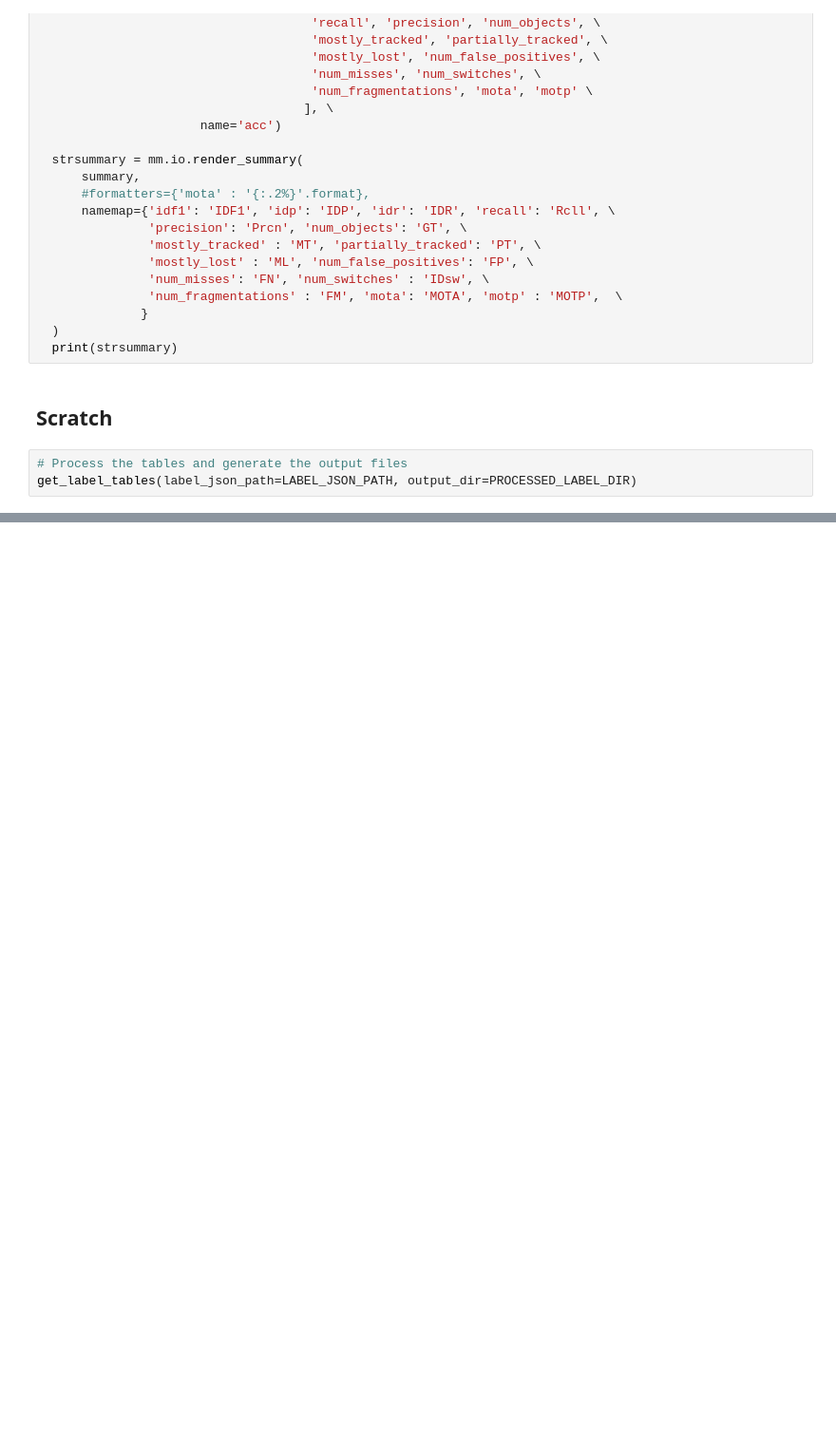
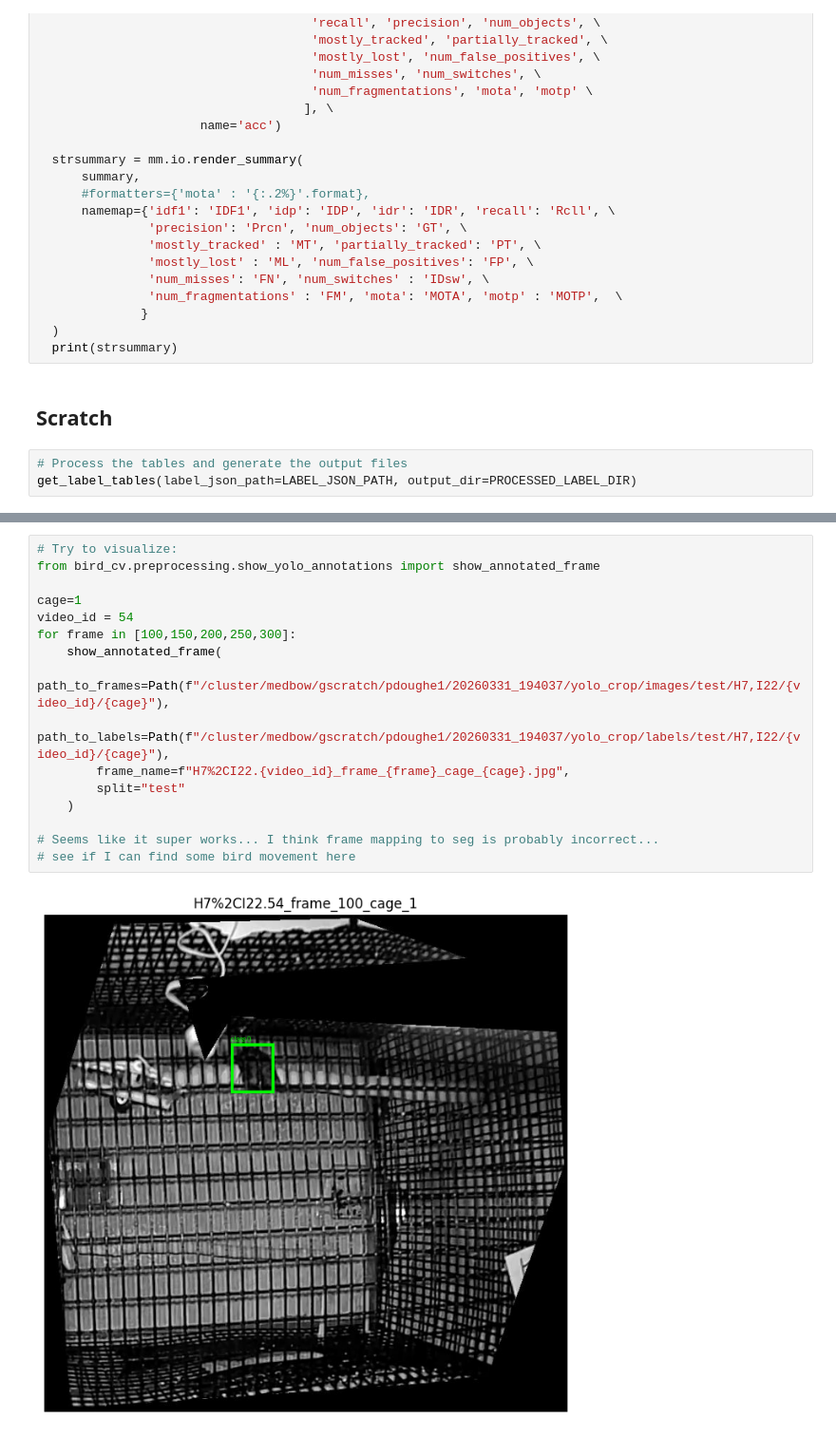
Before and after one commit to sldough212/bird_cv, a Jupyter notebook: pipeline_temp.ipynb, the cells around one changed output, grey strips where cells are left out. Shown at 95% size. Cells and saved outputs as stored; diff of their text form; blank space fills up the shorter version.

```diff
--- a/pipeline_temp.ipynb
+++ b/pipeline_temp.ipynb
@@ -388,0 +321,18 @@ Passing `palette` without assigning `hue` is deprecated and will be removed in v
+# %%
+# Try to visualize:
+from bird_cv.preprocessing.show_yolo_annotations import show_annotated_frame
+
+cage=1
+video_id = 54
+for frame in [100,150,200,250,300]:
+    show_annotated_frame(
+        path_to_frames=Path(f"/cluster/medbow/gscratch/pdoughe1/20260331_194037/yolo_crop/images/test/H7,I22/{video_id}/{cage}"),
+        path_to_labels=Path(f"/cluster/medbow/gscratch/pdoughe1/20260331_194037/yolo_crop/labels/test/H7,I22/{video_id}/{cage}"),
+        frame_name=f"H7%2CI22.{video_id}_frame_{frame}_cage_{cage}.jpg",
+        split="test"
+    )
+
+# Seems like it super works... I think frame mapping to seg is probably incorrect...
+# see if I can find some bird movement here
+# %% [output]
+[figure, added]
```
Also changed, not shown: parts of 14 cells of this notebook.
